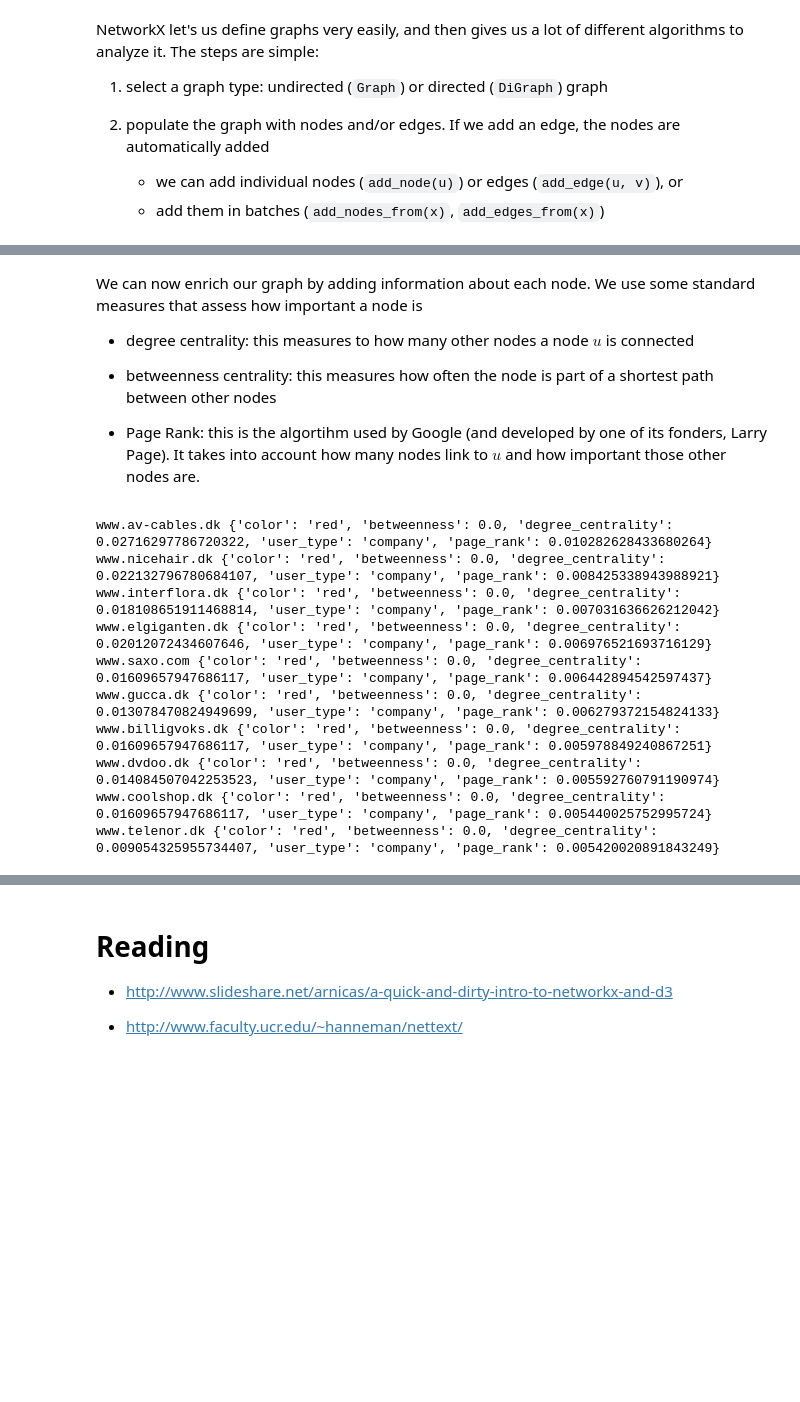
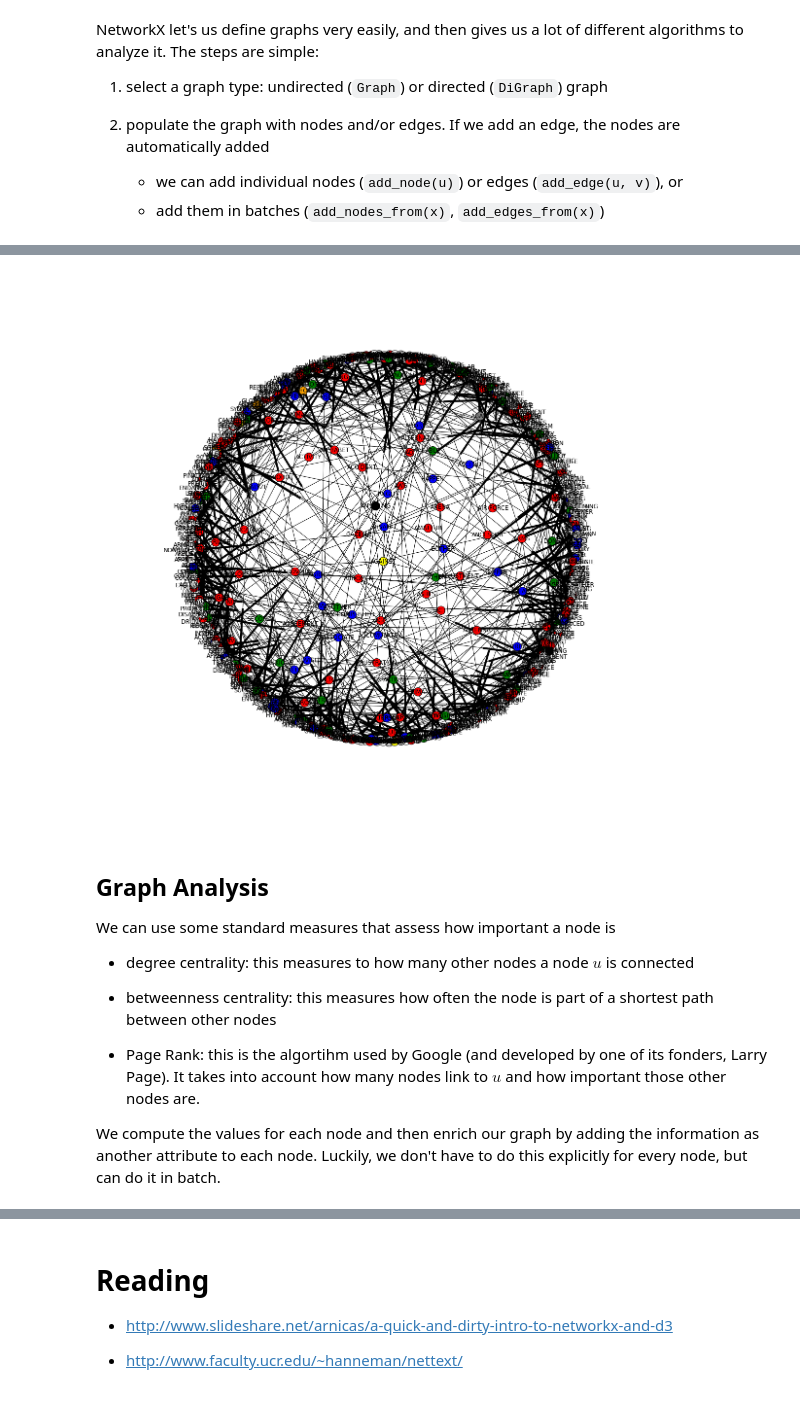
Before and after one commit to andersjo/scientific-programming-2014, a Jupyter notebook: lectures/lecture8/NetworkX.ipynb, the cells around one changed output, grey strips where cells are left out. Saved outputs shown, nothing was run; the diff lists cells and outputs as text; code cells hidden in the pictures; blank space fills up the shorter version.

```diff
--- a/lectures/lecture8/NetworkX.ipynb
+++ b/lectures/lecture8/NetworkX.ipynb
@@ -45,34 +103,23 @@ G.size()
+# %%
+
+fig, ax = plt.subplots()
+fig.set_size_inches(20,20)
+
+nx.draw(G, node_color=[G.node[x]['color'] for x in G.nodes_iter()], ax=ax)
+# nx.draw(S, ax=ax)
+plt.show()
+# %% [output]
+[figure, added]
 # %% [markdown]
-We can now enrich our graph by adding information about each node. We use some standard measures that assess how important a node is
+Graph Analysis
+----
+
+We can use some standard measures that assess how important a node is
 
 * degree centrality: this measures to how many other nodes a node $u$ is connected
 
 * betweenness centrality: this measures how often the node is part of a shortest path between other nodes
 
 * Page Rank: this is the algortihm used by Google (and developed by one of its fonders, Larry Page). It takes into account how many nodes link to $u$ and how important those other nodes are.
+
+We compute the values for each node and then enrich our graph by adding the information as another attribute to each node. Luckily, we don't have to do this explicitly for every node, but can do it in batch.
-# %%
-page_rank = nx.pagerank(G)
-nx.set_node_attributes(G, 'page_rank', page_rank)
-sorted_pr = sorted(page_rank.items(), key=operator.itemgetter(1), reverse=True)
-
-degree_centrality = nx.degree_centrality(G)
-nx.set_node_attributes(G, 'degree_centrality', degree_centrality)
-sorted_degree_centrality = sorted(degree_centrality.items(), key=operator.itemgetter(1), reverse=True)
-
-betweenness = nx.betweenness_centrality(G)
-nx.set_node_attributes(G, 'betweenness', betweenness)
-sorted_degree_centrality = sorted(betweenness.items(), key=operator.itemgetter(1), reverse=True)
-
-for node_id, pr_degree in sorted_pr[:10]:
-    print node_id, G.node[node_id]
-# %% [output]
-www.av-cables.dk {'color': 'red', 'betweenness': 0.0, 'degree_centrality': 0.02716297786720322, 'user_type': 'company', 'page_rank': 0.010282628433680264}
-www.nicehair.dk {'color': 'red', 'betweenness': 0.0, 'degree_centrality': 0.022132796780684107, 'user_type': 'company', 'page_rank': 0.008425338943988921}
-www.interflora.dk {'color': 'red', 'betweenness': 0.0, 'degree_centrality': 0.018108651911468814, 'user_type': 'company', 'page_rank': 0.007031636626212042}
-www.elgiganten.dk {'color': 'red', 'betweenness': 0.0, 'degree_centrality': 0.02012072434607646, 'user_type': 'company', 'page_rank': 0.006976521693716129}
-www.saxo.com {'color': 'red', 'betweenness': 0.0, 'degree_centrality': 0.01609657947686117, 'user_type': 'company', 'page_rank': 0.006442894542597437}
-www.gucca.dk {'color': 'red', 'betweenness': 0.0, 'degree_centrality': 0.013078470824949699, 'user_type': 'company', 'page_rank': 0.006279372154824133}
-www.billigvoks.dk {'color': 'red', 'betweenness': 0.0, 'degree_centrality': 0.01609657947686117, 'user_type': 'company', 'page_rank': 0.005978849240867251}
-www.dvdoo.dk {'color': 'red', 'betweenness': 0.0, 'degree_centrality': 0.014084507042253523, 'user_type': 'company', 'page_rank': 0.005592760791190974}
-www.coolshop.dk {'color': 'red', 'betweenness': 0.0, 'degree_centrality': 0.01609657947686117, 'user_type': 'company', 'page_rank': 0.005440025752995724}
-www.telenor.dk {'color': 'red', 'betweenness': 0.0, 'degree_centrality': 0.009054325955734407, 'user_type': 'company', 'page_rank': 0.005420020891843249}
```
Also changed, not shown: parts of 16 cells of this notebook, 13 other files.
